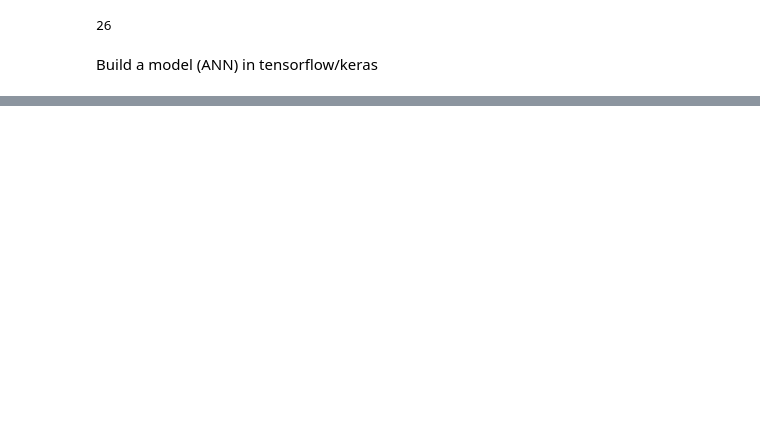
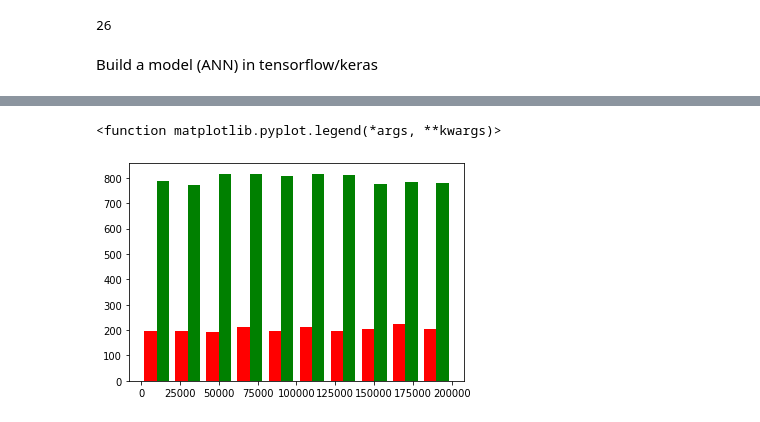
Before and after one commit to wadudh/Deep-learning--Churn_prediction, a Jupyter notebook: churn prediction.ipynb, the cells around one changed output, grey strips where cells are left out. Cells and saved outputs as stored; diff of their text form; code cells hidden in the pictures; blank space fills up the shorter version.

```diff
--- a/churn prediction.ipynb
+++ b/churn prediction.ipynb
@@ -344,0 +495,9 @@ ModuleNotFoundError: No module named 'tensorflow'
+# %%
+exited_tenure =data[data.Exited==1].Tenure
+not_exited_tenure =data[data.Exited==0].Tenure
+
+plt.hist([exited_salary,not_exited_salary],color=['red','green'],label=['churn=Yes','Churn=No'])
+plt.legend
+# %% [output]
+<function matplotlib.pyplot.legend(*args, **kwargs)>
+[figure, added]
```
Also changed, not shown: parts of 42 cells of this notebook.
